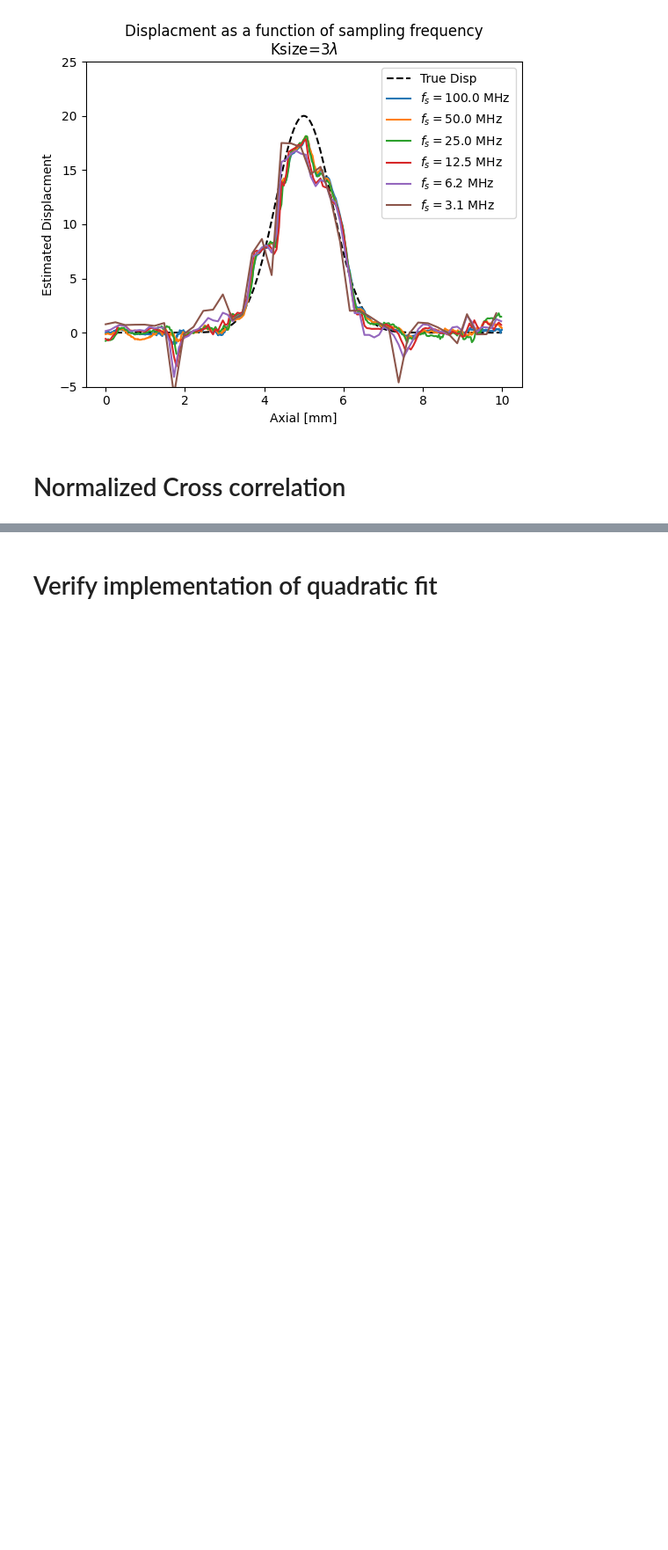
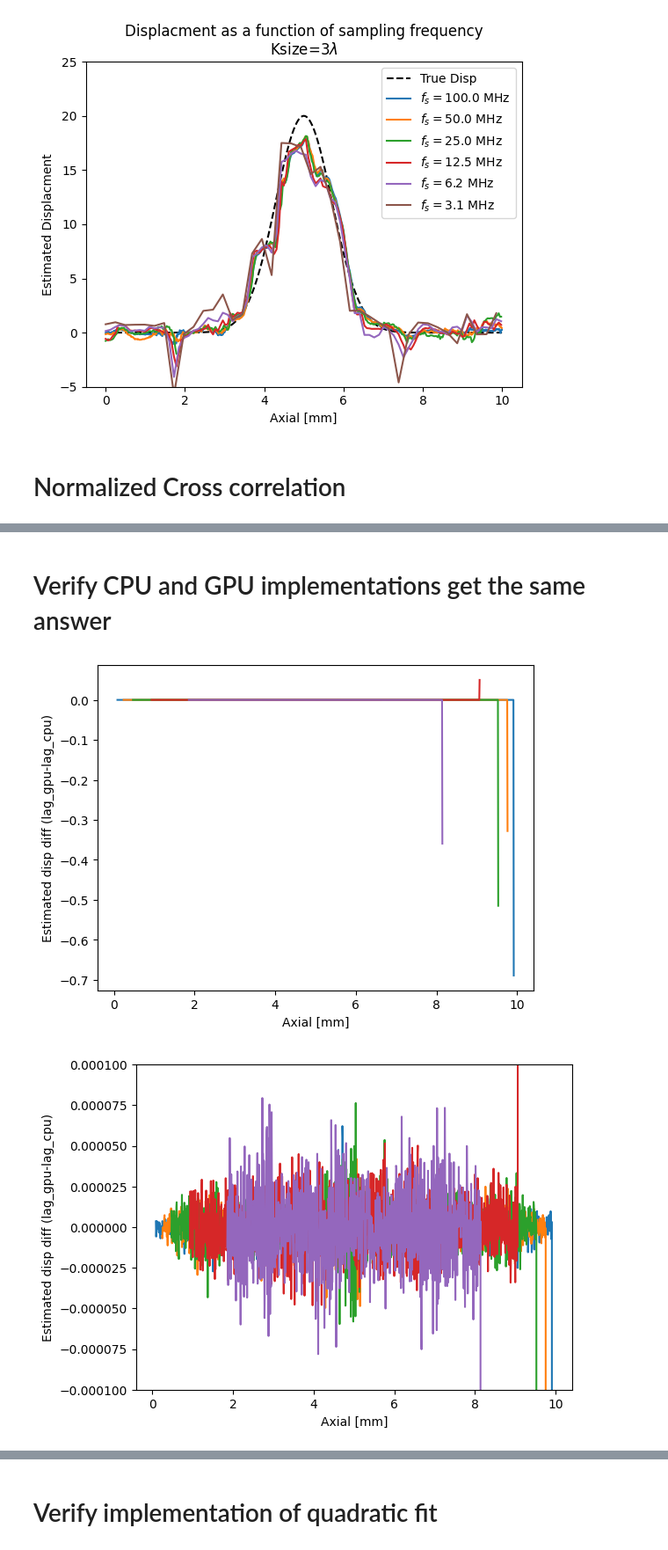
Before and after one commit to wewightman/pyusel-dispest, a Jupyter notebook: examples/partmotion.ipynb, the cells around one changed output, grey strips where cells are left out. Shown at 88% size. Saved outputs shown, nothing was run; the diff lists cells and outputs as text; code cells hidden in the pictures; blank space fills up the shorter version.

```diff
--- a/examples/partmotion.ipynb
+++ b/examples/partmotion.ipynb
@@ -276,0 +330,39 @@ plt.show()
+# %% [markdown]
+# Verify CPU and GPU implementations get the same answer
+# %%
+lag_diffs = []
+plt.figure()
+for lag_cpu, lag_gpu, x_cpu in zip(dxs_cpu, dxs_gpu, xms_cpu):
+    plt.plot(x_cpu, lag_gpu-lag_cpu)
+plt.xlabel("Axial [mm]")
+plt.ylabel("Estimated disp diff (lag_gpu-lag_cpu)")
+plt.show()
+
+lag_diffs = []
+plt.figure()
+for lag_cpu, lag_gpu, x_cpu in zip(dxs_cpu, dxs_gpu, xms_cpu):
+    plt.plot(x_cpu, lag_gpu-lag_cpu)
+plt.xlabel("Axial [mm]")
+plt.ylabel("Estimated disp diff (lag_gpu-lag_cpu)")
+plt.ylim(-1E-4, 1E-4)
+plt.show()
+
+plt.figure()
+plotlabels = True
+for lag_cpu, lag_gpu, x_cpu in zip(dxs_cpu, dxs_gpu, xms_cpu):
+    if plotlabels:
+        plt.scatter(x_cpu[-1], lag_gpu[-1], color='red', label='GPU')
+        plt.scatter(x_cpu[-1], lag_cpu[-1], color='black', label='CPU')
+        plotlabels=False
+    else:
+        plt.scatter(x_cpu[-1], lag_gpu[-1], color='red')
+        plt.scatter(x_cpu[-1], lag_cpu[-1], color='black')
+
+plt.xlabel("Axial [mm]")
+plt.ylabel("Estimated disp diff (lag_gpu-lag_cpu)")
+plt.legend()
+# plt.ylim(-1E-4, 1E-4)
+plt.show()
+# %% [output]
+[figure, added]
+[figure, added]
```
Also changed, not shown: parts of 6 cells of this notebook, 5 other files.
